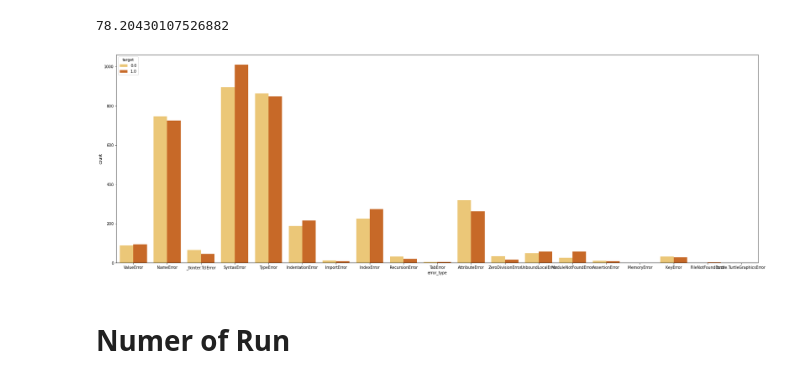
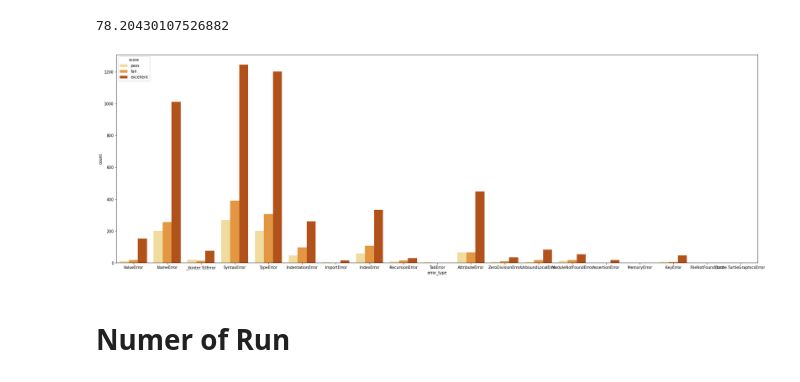
Before and after one commit to alefreda/thonny-log-analysis, a Jupyter notebook: Thonny_log_analysis.ipynb, the cells around one changed output. Cells and saved outputs as stored; diff of their text form; code cells hidden in the pictures.

Commit message:
target

```diff
--- a/Thonny_log_analysis.ipynb
+++ b/Thonny_log_analysis.ipynb
@@ -244,10 +243,10 @@ new_df_errors.groupby(['student_ID'])['error_type'].count().mean()
 78.20430107526882
 # %%
 plt.figure(figsize=(30, 10))
-sns.countplot(x="error_type", hue="target", data=df, palette="YlOrBr")
+sns.countplot(x="error_type", hue="score", data=df, palette="YlOrBr")
 plt.show()
 # %% [output]
-[figure, old version]
+[figure, new version]
 # %% [markdown]
 # Numer of Run
 # %%
```
Also changed, not shown: parts of 7 cells of this notebook, 2 other files.
